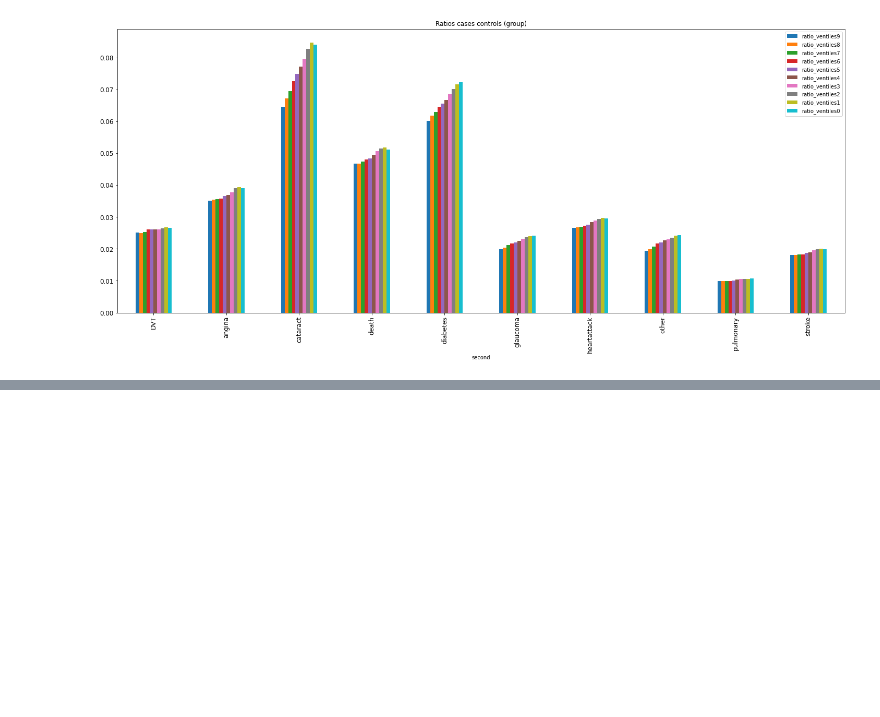
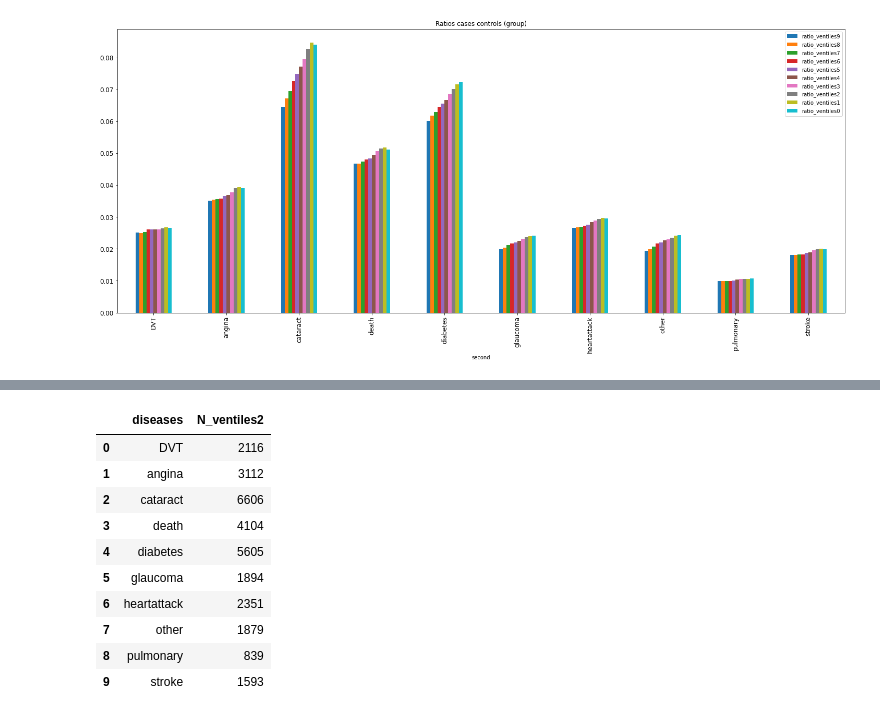
Before and after one commit to BergmannLab/retina-phenotypes, a Jupyter notebook: complementary/N_cases_diseases_per_Ventile/ratio_diseases_QC.ipynb, the cells around one changed output, grey strips where cells are left out. Saved outputs shown, nothing was run; the diff lists cells and outputs as text; code cells hidden in the pictures; blank space fills up the shorter version.

```diff
--- a/complementary/N_cases_diseases_per_Ventile/ratio_diseases_QC.ipynb
+++ b/complementary/N_cases_diseases_per_Ventile/ratio_diseases_QC.ipynb
@@ -246,0 +283,14 @@ bar_plot(df_ratios_groupby, 'Ratios cases controls (group)', 'second')
+# %%
+df_quantile2
+# %% [output]
+|  | diseases | N_ventiles2 |
+| 0 | DVT | 2116 |
+| 1 | angina | 3112 |
+| 2 | cataract | 6606 |
+| 3 | death | 4104 |
+| 4 | diabetes | 5605 |
+| 5 | glaucoma | 1894 |
+| 6 | heartattack | 2351 |
+| 7 | other | 1879 |
+| 8 | pulmonary | 839 |
+| 9 | stroke | 1593 |
```
Also changed, not shown: parts of 4 cells of this notebook, 2 other files.
